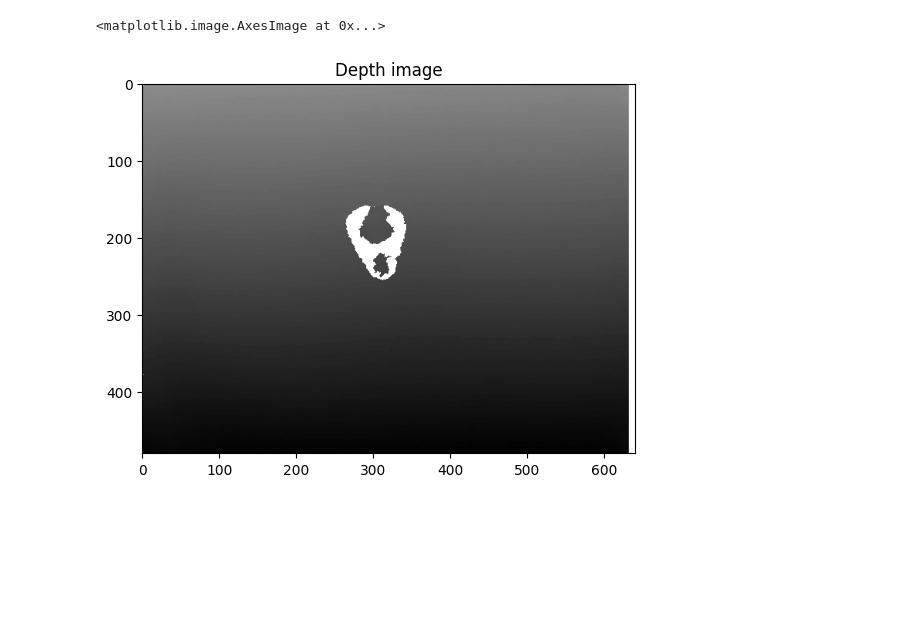
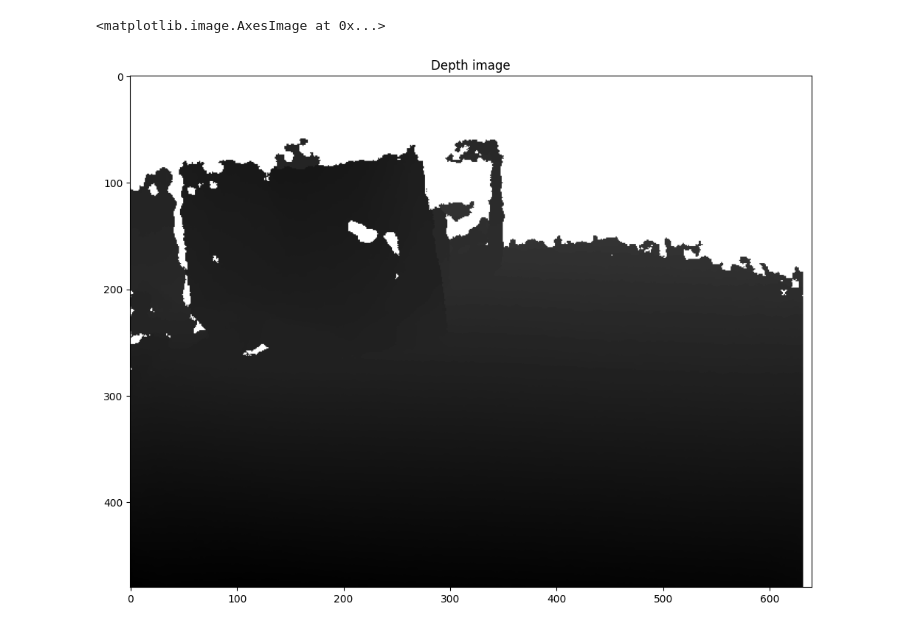
Before and after one commit to AbhishekRS4/clearGraspPlus, a Jupyter notebook: dataset_capture_kinect_v1/visualize_kinect_rgbd_data.ipynb, the cells around one changed output. Cells and saved outputs as stored; diff of their text form; code cells hidden in the pictures; blank space fills up the shorter version.

```diff
--- a/dataset_capture_kinect_v1/visualize_kinect_rgbd_data.ipynb
+++ b/dataset_capture_kinect_v1/visualize_kinect_rgbd_data.ipynb
@@ -4,7 +4,7 @@ import matplotlib.pyplot as plt
 # %%
 from load_kinect_rgbd_images import *
 # %%
-dir_dataset = "/home/abhishek/Desktop/RUG/ai_master_thesis/kinect_data/transparent_objects/glass_tumbler_1_set_4/"
+dir_dataset = "/home/abhishek/Desktop/temp_depth_capture_2/"
 # %%
 file_depth = os.path.join(dir_dataset, "depth_images.pickle")
 file_color = os.path.join(dir_dataset, "color_images.pickle")
@@ -24,3 +24,3 @@ print(depth_images.shape, depth_images.dtype)
 # %%
-image_index = 7
+image_index = 2
 # %%
@@ -33,7 +33,7 @@ plt.imshow(color_images[image_index])
 # %%
-plt.figure()
+plt.figure(figsize=(12, 9))
 plt.title("Depth image")
 plt.imshow(depth_images[image_index], cmap="gray")
 # %% [output]
 <matplotlib.image.AxesImage at 0x...>
-[figure, old version]
+[figure, new version]
```
Also changed, not shown: parts of 2 cells of this notebook.
